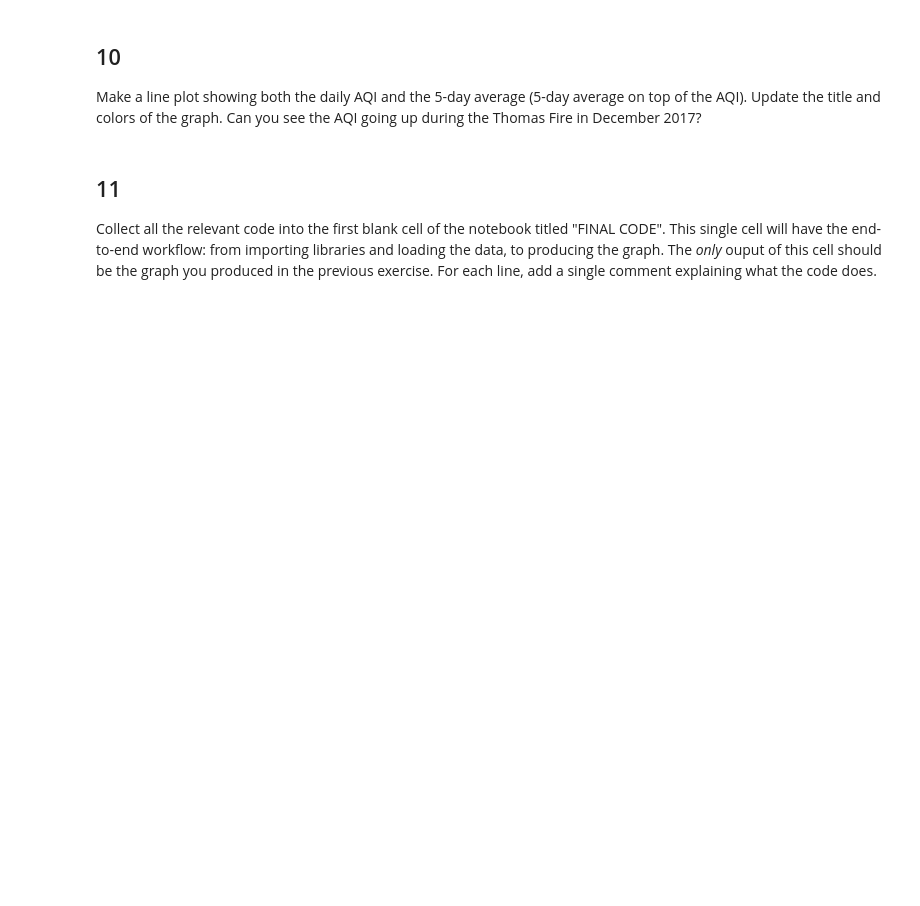
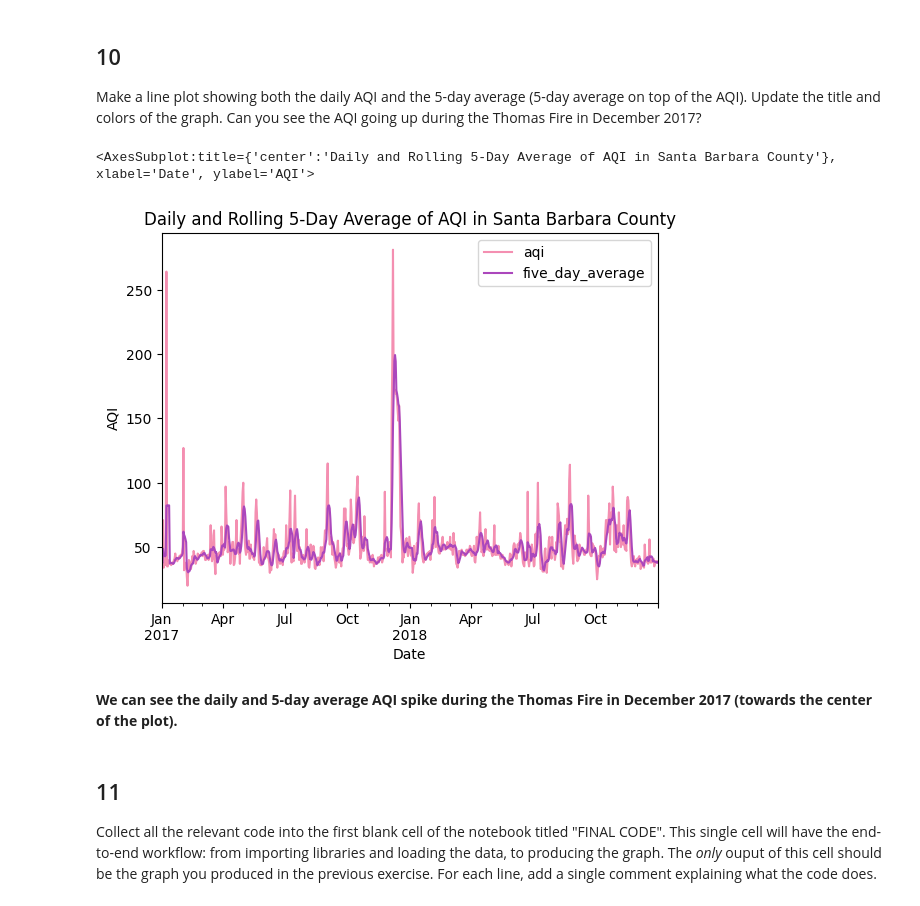
Before and after one commit to charliecurtin1/eds220-hwk-2, a Jupyter notebook: hwk2-task2-aqi.ipynb, the cells around one changed output. Cells and saved outputs as stored; diff of their text form; code cells hidden in the pictures; blank space fills up the shorter version.

```diff
--- a/hwk2-task2-aqi.ipynb
+++ b/hwk2-task2-aqi.ipynb
@@ -241,0 +255,6 @@ Without creating any new variables, add the mean of the AQI over a 5-day rolling
+# %%
+# add the mean 5 day rolling average of AQI to the aqi_sb dataframe as a new column
+aqi_sb = aqi_sb.assign(five_day_average = aqi_sb.aqi.rolling('5D').mean())
+
+# check the output
+aqi_sb.head()
@@ -247,3 +272,15 @@ Make a line plot showing both the daily AQI and the 5-day average (5-day average
+# %%
+# plot the daily aqi and rolling 5-day average
+aqi_sb.plot(y = ['aqi', 'five_day_average'],
+           title = 'Daily and Rolling 5-Day Average of AQI in Santa Barbara County',
+           xlabel = 'Date',
+           ylabel = 'AQI',
+           color = {'aqi':'#F48FB1', 'five_day_average':'#AB47BC'})
+# %% [output]
+<AxesSubplot:title={'center':'Daily and Rolling 5-Day Average of AQI in Santa Barbara County'}, xlabel='Date', ylabel='AQI'>
+[figure, added]
+# %% [markdown]
+**We can see the daily and 5-day average AQI spike during the Thomas Fire in December 2017 (towards the center of the plot).**
 # %% [markdown]
 ## 11
 
```
Also changed, not shown: parts of 5 cells of this notebook.
